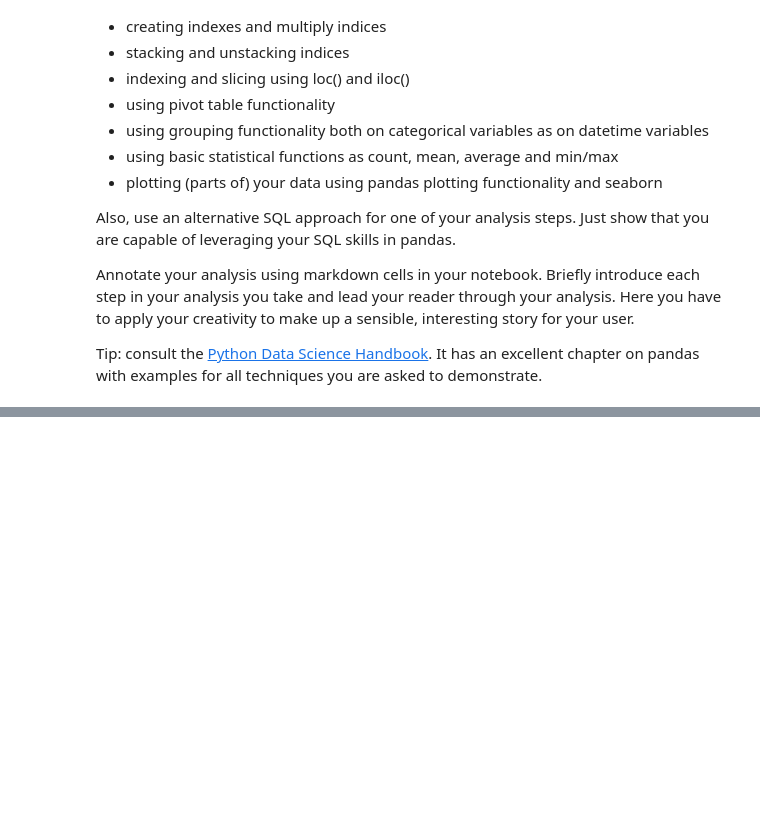
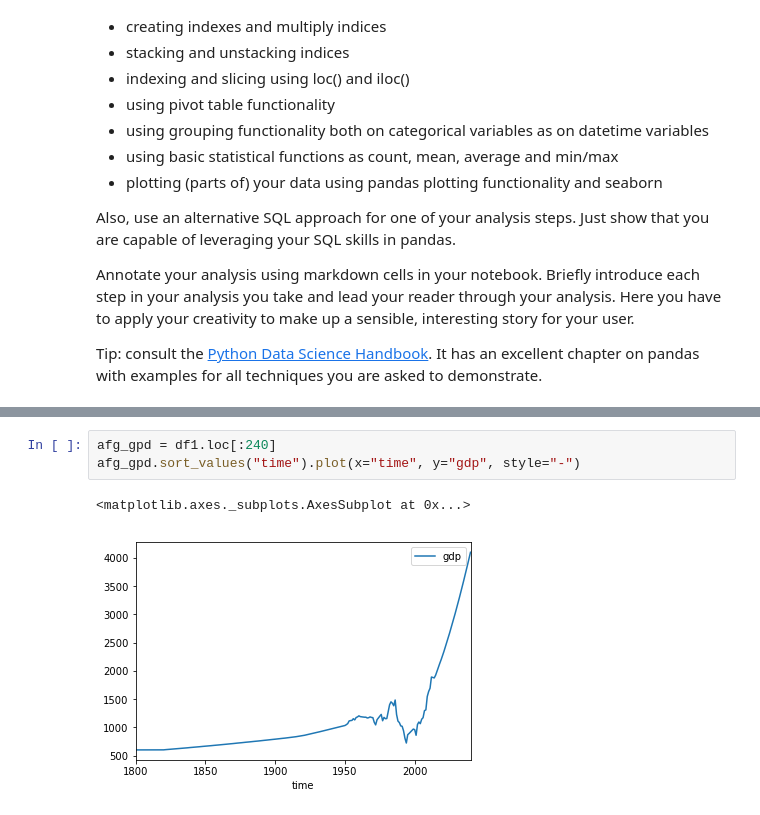
Before and after one commit to KlausKF/DAMI_exercises, a Jupyter notebook: DAMI-Mod3.ipynb, the cells around one changed output, grey strips where cells are left out. Cells and saved outputs as stored; diff of their text form; blank space fills up the shorter version.

```diff
--- a/DAMI-Mod3.ipynb
+++ b/DAMI-Mod3.ipynb
@@ -59,0 +188,6 @@ Tip: consult the [Python Data Science Handbook](http://bit.ly/2ftE137). It has a
+# %%
+afg_gpd = df1.loc[:240]
+afg_gpd.sort_values("time").plot(x="time", y="gdp", style="-")
+# %% [output]
+<matplotlib.axes._subplots.AxesSubplot at 0x...>
+[figure, added]
```
Also changed, not shown: parts of 11 cells of this notebook, 3 other files.
